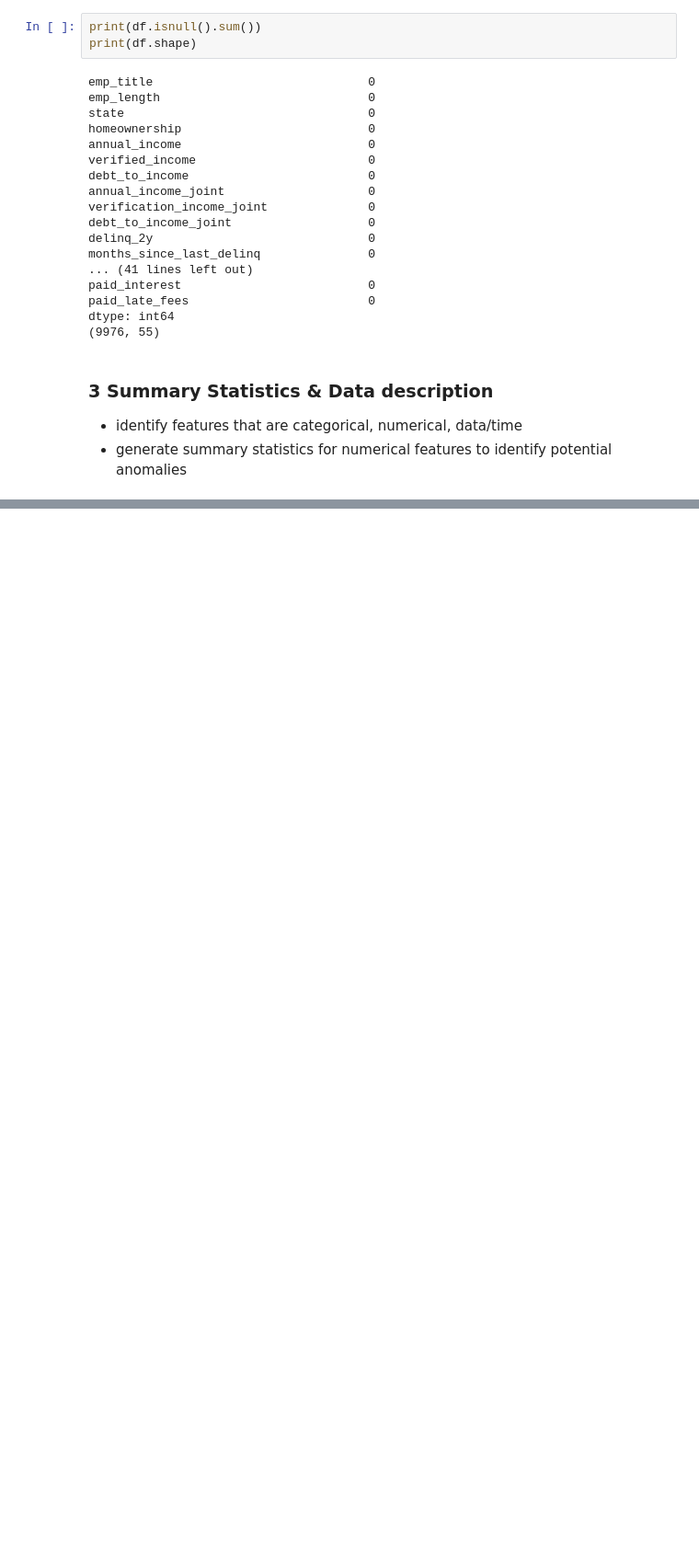
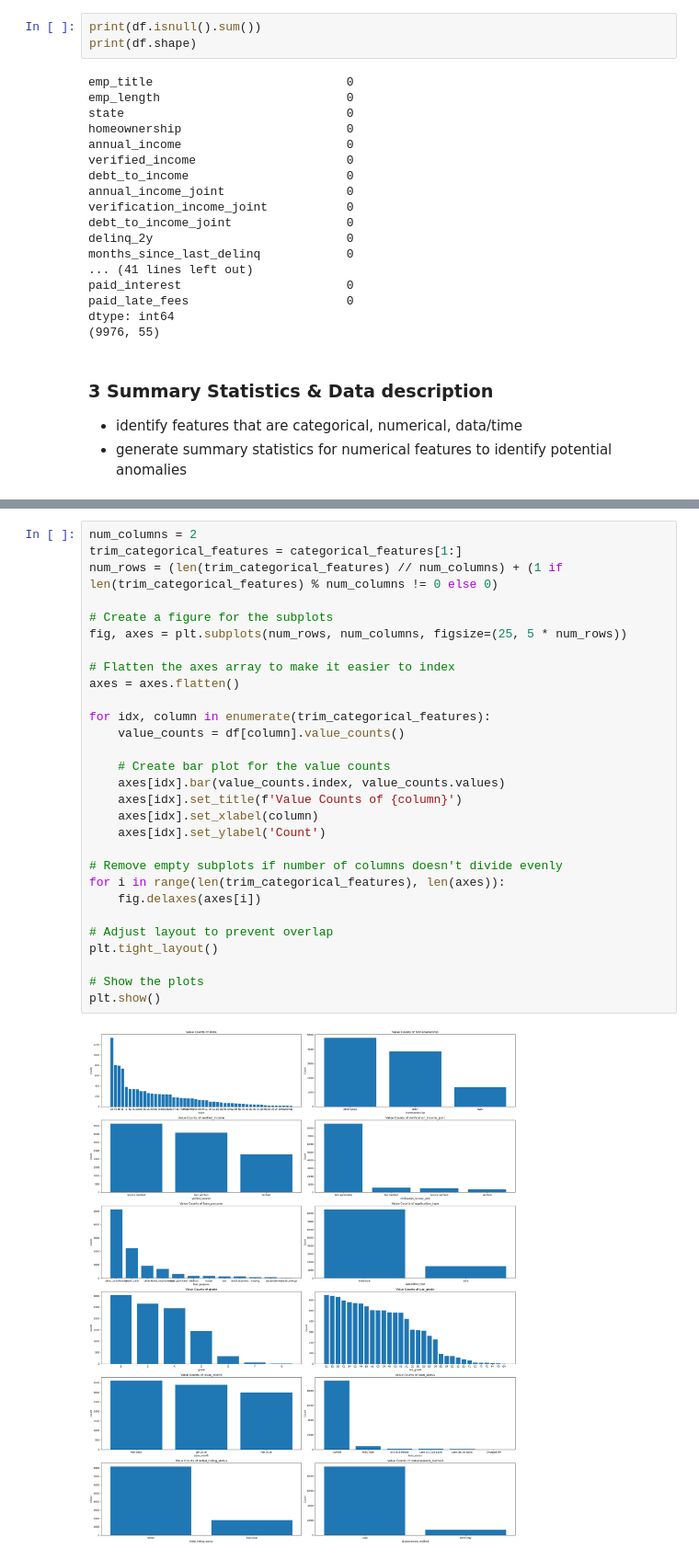
Before and after one commit to AIwithLucas/mastering_decision_trees, a Jupyter notebook: src/decision-tree-classifier/lending_club_loan_decision_classifier.ipynb, the cells around one changed output, grey strips where cells are left out. Shown at 92% size. Drawn from its saved outputs; the diff is of its cells as text; blank space fills up the shorter version.

```diff
--- a/src/decision-tree-classifier/lending_club_loan_decision_classifier.ipynb
+++ b/src/decision-tree-classifier/lending_club_loan_decision_classifier.ipynb
@@ -244,0 +247,31 @@ Index(['emp_title', 'emp_length', 'state', 'homeownership', 'annual_income',
+# %%
+num_columns = 2
+trim_categorical_features = categorical_features[1:]
+num_rows = (len(trim_categorical_features) // num_columns) + (1 if len(trim_categorical_features) % num_columns != 0 else 0)
+
+# Create a figure for the subplots
+fig, axes = plt.subplots(num_rows, num_columns, figsize=(25, 5 * num_rows))
+
+# Flatten the axes array to make it easier to index
+axes = axes.flatten()
+
+for idx, column in enumerate(trim_categorical_features):
+    value_counts = df[column].value_counts()
+
+    # Create bar plot for the value counts
+    axes[idx].bar(value_counts.index, value_counts.values)
+    axes[idx].set_title(f'Value Counts of {column}')
+    axes[idx].set_xlabel(column)
+    axes[idx].set_ylabel('Count')
+
+# Remove empty subplots if number of columns doesn't divide evenly
+for i in range(len(trim_categorical_features), len(axes)):
+    fig.delaxes(axes[i])
+
+# Adjust layout to prevent overlap
+plt.tight_layout()
+
+# Show the plots
+plt.show()
+# %% [output]
+[figure, added]
```
Also changed, not shown: parts of 16 cells of this notebook, 1 other file.
